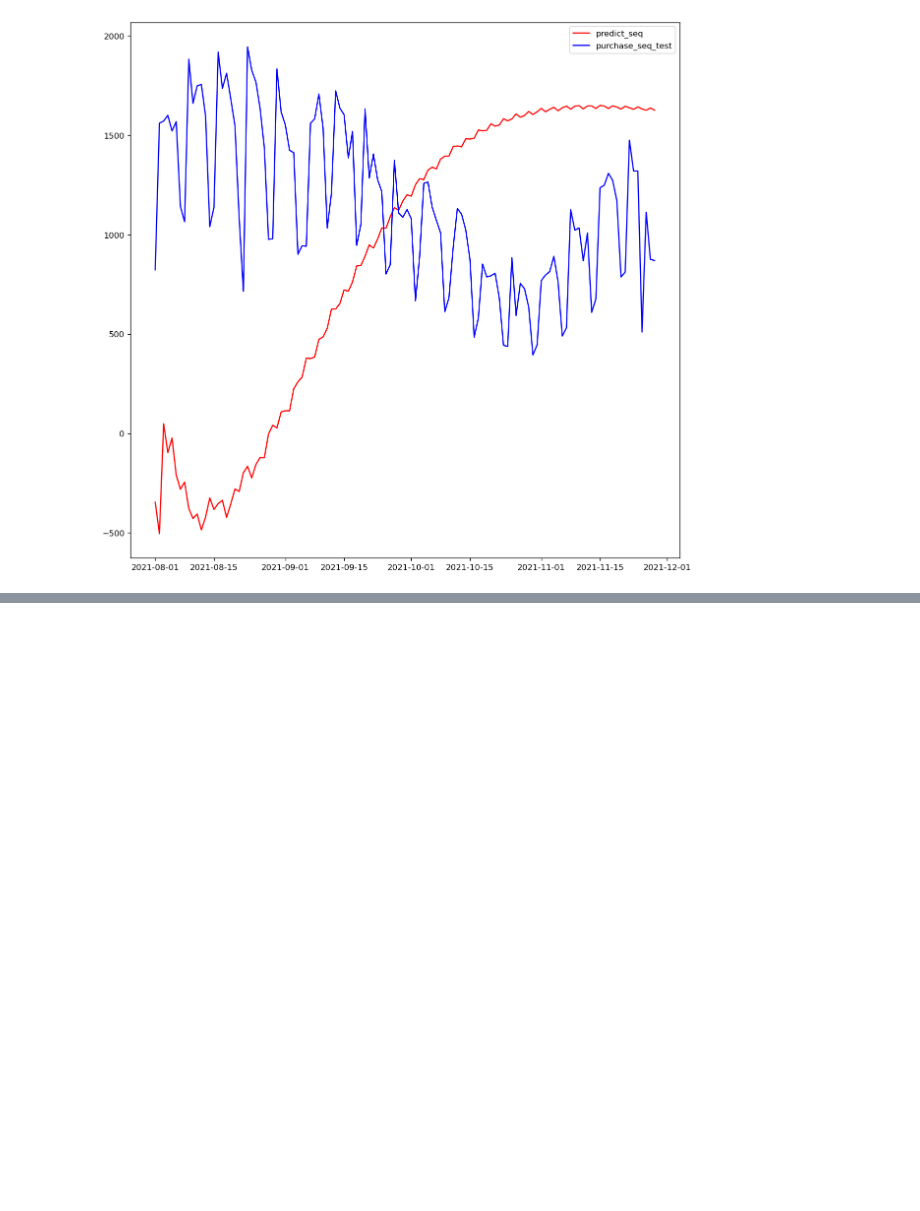
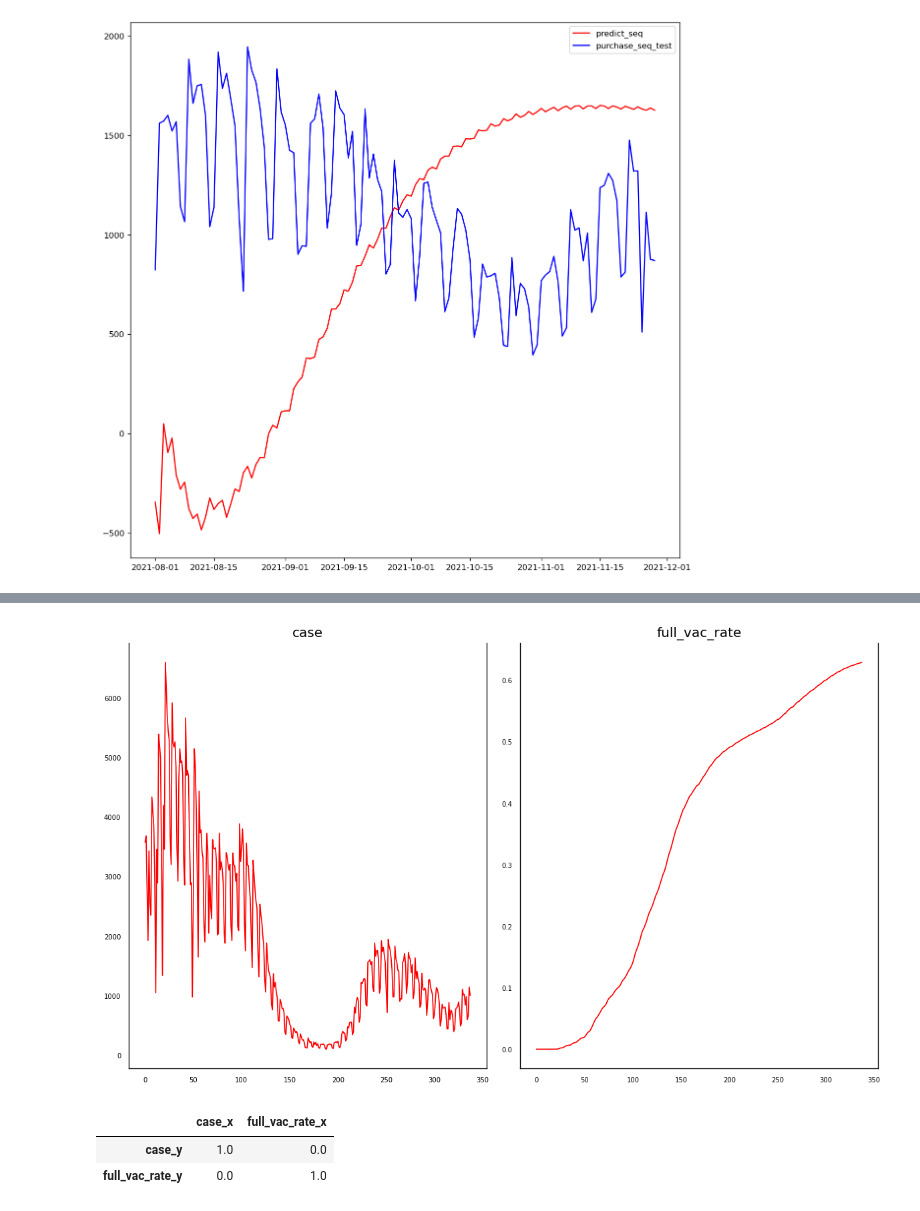
Before and after one commit to zhuguotian/big-data-analytical-final-project, a Jupyter notebook: Analysis/arima.ipynb, the cells around one changed output, grey strips where cells are left out. Drawn from its saved outputs; the diff is of its cells as text; code cells hidden in the pictures; blank space fills up the shorter version.

```diff
--- a/Analysis/arima.ipynb
+++ b/Analysis/arima.ipynb
@@ -340,0 +345,4 @@ plt.show()
+# %%
+df_mix = pd.read_csv("df_case_n_vac.csv")
+# %%
+df_mix = df_mix[['case','full_vac_rate']]
@@ -340,0 +365,15 @@ plt.show()
+# %%
+fig, axes = plt.subplots(nrows=1, ncols=2, dpi=120, figsize=(10,6))
+for i, ax in enumerate(axes.flatten()):
+    data = df_mix[df_mix.columns[i]]
+    ax.plot(data, color='red', linewidth=1)
+    # Decorations
+    ax.set_title(df_mix.columns[i])
+    ax.xaxis.set_ticks_position('none')
+    ax.yaxis.set_ticks_position('none')
+    ax.spines["top"].set_alpha(0)
+    ax.tick_params(labelsize=6)
+
+plt.tight_layout();
+# %% [output]
+[figure, added]
@@ -340,0 +397,6 @@ plt.show()
+# %%
+grangers_causation_matrix(df_mix, variables = df_mix.columns)
+# %% [output]
+|  | case_x | full_vac_rate_x |
+| case_y | 1.0 | 0.0 |
+| full_vac_rate_y | 0.0 | 1.0 |
```
Also changed, not shown: parts of 53 cells of this notebook, 1 other file.
